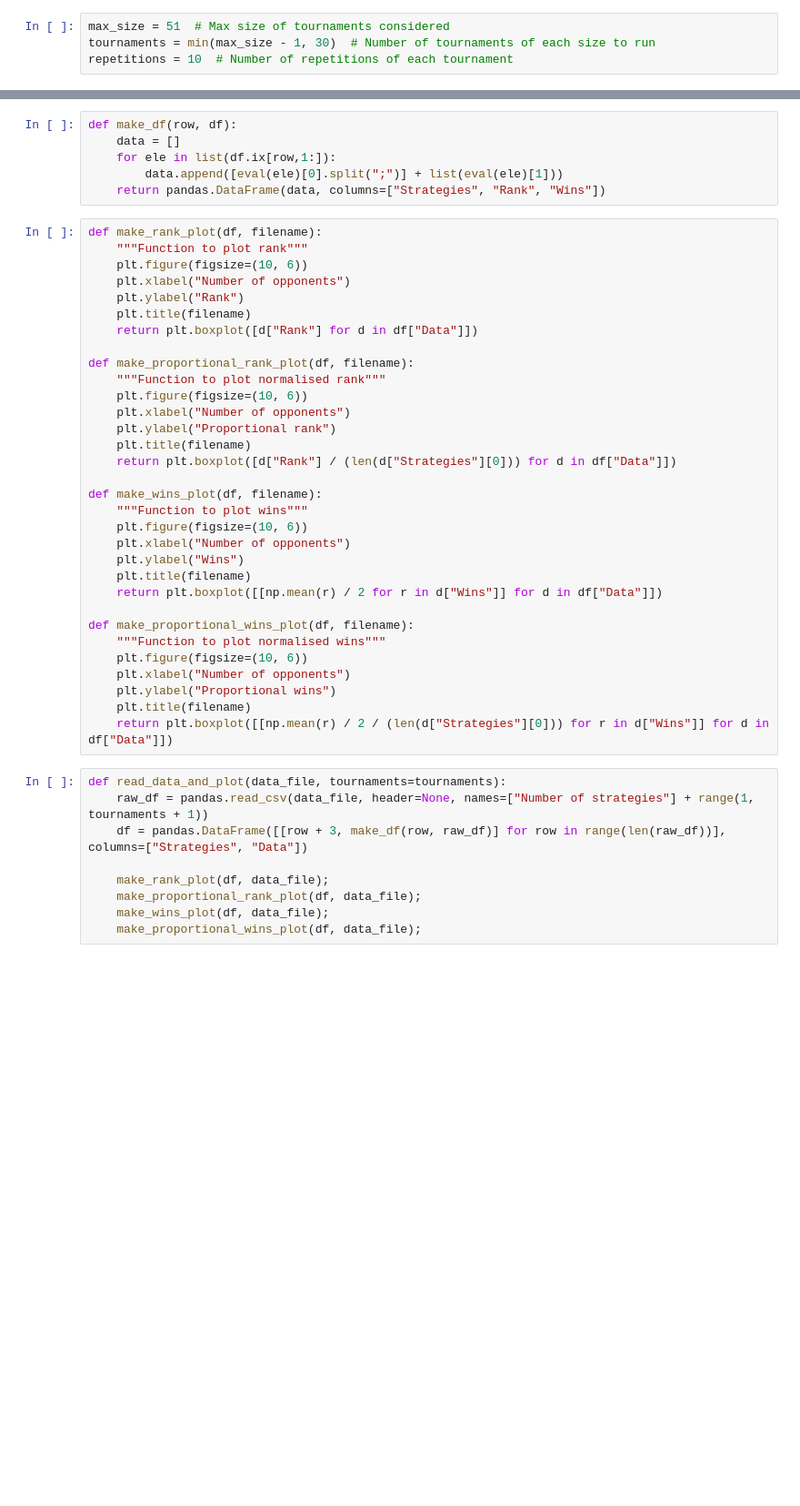
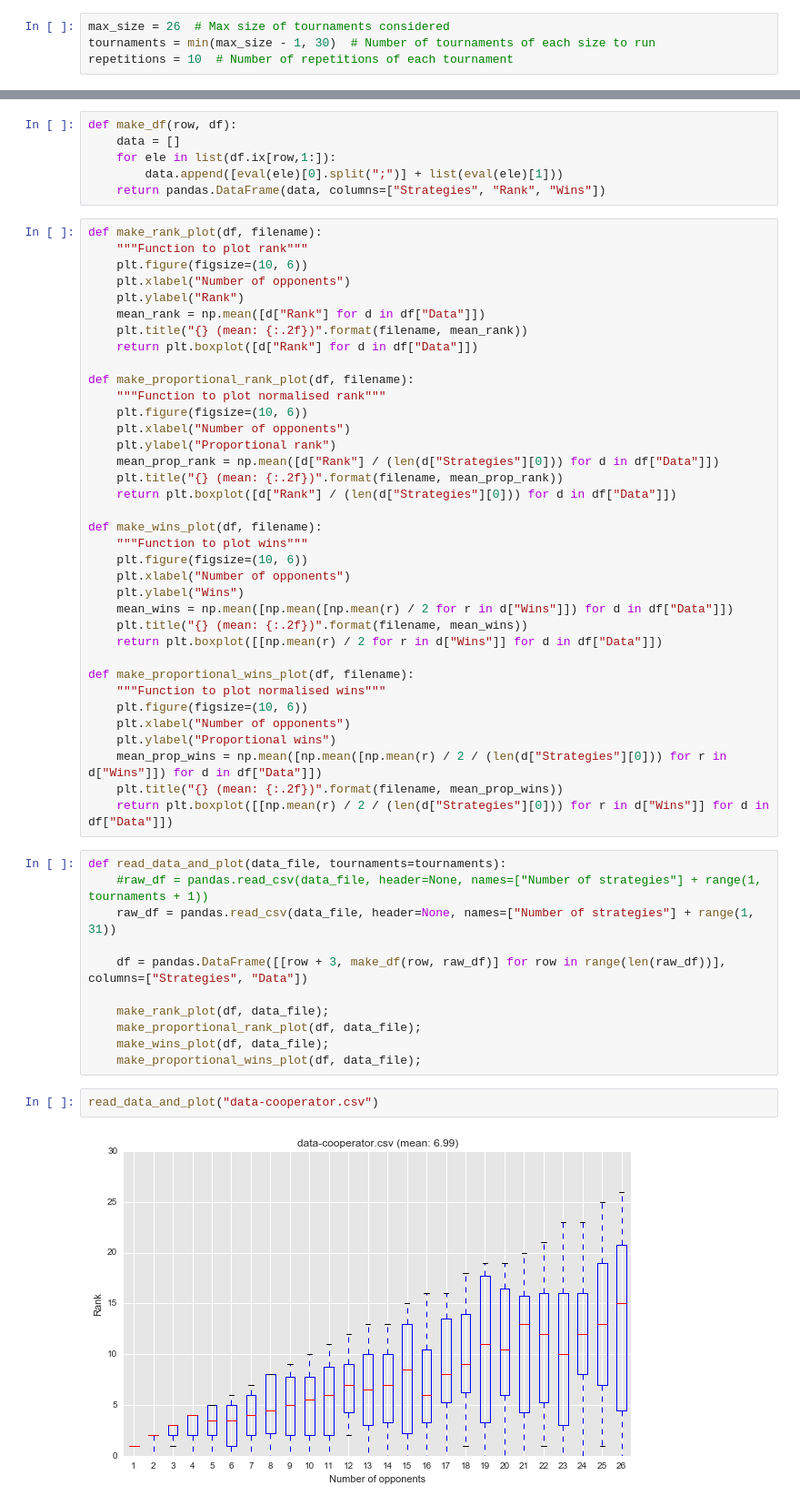
Before and after one commit to drvinceknight/unpeudemath, a Jupyter notebook: assets/code/Experimenting_with_the_evolved_lookerup.ipynb, the cells around one changed output, grey strips where cells are left out. Shown at 91% size. Saved outputs shown, nothing was run; the diff lists cells and outputs as text; blank space fills up the shorter version.

Commit message:
Data.

```diff
--- a/assets/code/Experimenting_with_the_evolved_lookerup.ipynb
+++ b/assets/code/Experimenting_with_the_evolved_lookerup.ipynb
@@ -30,7 +30,7 @@ def rank(strategies, test_strategy=axl.EvolvedLookerUp, repetitions=10, processe
 # %% [markdown]
 Actually running the experiments (this takes a while).
 # %%
-max_size = 51  # Max size of tournaments considered
+max_size = 26  # Max size of tournaments considered
 tournaments = min(max_size - 1, 30)  # Number of tournaments of each size to run
 repetitions = 10  # Number of repetitions of each tournament
 # %%
@@ -107,7 +107,8 @@ def make_rank_plot(df, filename):
     plt.figure(figsize=(10, 6))
     plt.xlabel("Number of opponents")
     plt.ylabel("Rank")
-    plt.title(filename)
+    mean_rank = np.mean([d["Rank"] for d in df["Data"]])
+    plt.title("{} (mean: {:.2f})".format(filename, mean_rank))
     return plt.boxplot([d["Rank"] for d in df["Data"]])
 
 def make_proportional_rank_plot(df, filename):
@@ -115,7 +116,8 @@ def make_proportional_rank_plot(df, filename):
     plt.figure(figsize=(10, 6))
     plt.xlabel("Number of opponents")
     plt.ylabel("Proportional rank")
-    plt.title(filename)
+    mean_prop_rank = np.mean([d["Rank"] / (len(d["Strategies"][0])) for d in df["Data"]])
+    plt.title("{} (mean: {:.2f})".format(filename, mean_prop_rank))
     return plt.boxplot([d["Rank"] / (len(d["Strategies"][0])) for d in df["Data"]])
 
 def make_wins_plot(df, filename):
@@ -123,7 +125,8 @@ def make_wins_plot(df, filename):
     plt.figure(figsize=(10, 6))
     plt.xlabel("Number of opponents")
     plt.ylabel("Wins")
-    plt.title(filename)
+    mean_wins = np.mean([np.mean([np.mean(r) / 2 for r in d["Wins"]]) for d in df["Data"]])
+    plt.title("{} (mean: {:.2f})".format(filename, mean_wins))
     return plt.boxplot([[np.mean(r) / 2 for r in d["Wins"]] for d in df["Data"]])
 
 def make_proportional_wins_plot(df, filename):
@@ -131,8 +134,11 @@ def make_proportional_wins_plot(df, filename):
     plt.figure(figsize=(10, 6))
     plt.xlabel("Number of opponents")
     plt.ylabel("Proportional wins")
-    plt.title(filename)
+    mean_prop_wins = np.mean([np.mean([np.mean(r) / 2 / (len(d["Strategies"][0])) for r in d["Wins"]]) for d in df["Data"]])
+    plt.title("{} (mean: {:.2f})".format(filename, mean_prop_wins))
     return plt.boxplot([[np.mean(r) / 2 / (len(d["Strategies"][0])) for r in d["Wins"]] for d in df["Data"]])
 # %%
 def read_data_and_plot(data_file, tournaments=tournaments):
-    raw_df = pandas.read_csv(data_file, header=None, names=["Number of strategies"] + range(1, tournaments + 1))
+    #raw_df = pandas.read_csv(data_file, header=None, names=["Number of strategies"] + range(1, tournaments + 1))
+    raw_df = pandas.read_csv(data_file, header=None, names=["Number of strategies"] + range(1, 31))
+
@@ -142,3 +148,7 @@ def read_data_and_plot(data_file, tournaments=tournaments):
     make_proportional_rank_plot(df, data_file);
     make_wins_plot(df, data_file);
     make_proportional_wins_plot(df, data_file);
+# %%
+read_data_and_plot("data-cooperator.csv")
+# %% [output]
+[figure, added]
```
Also changed, not shown: parts of 2 cells of this notebook, 5 other files.
